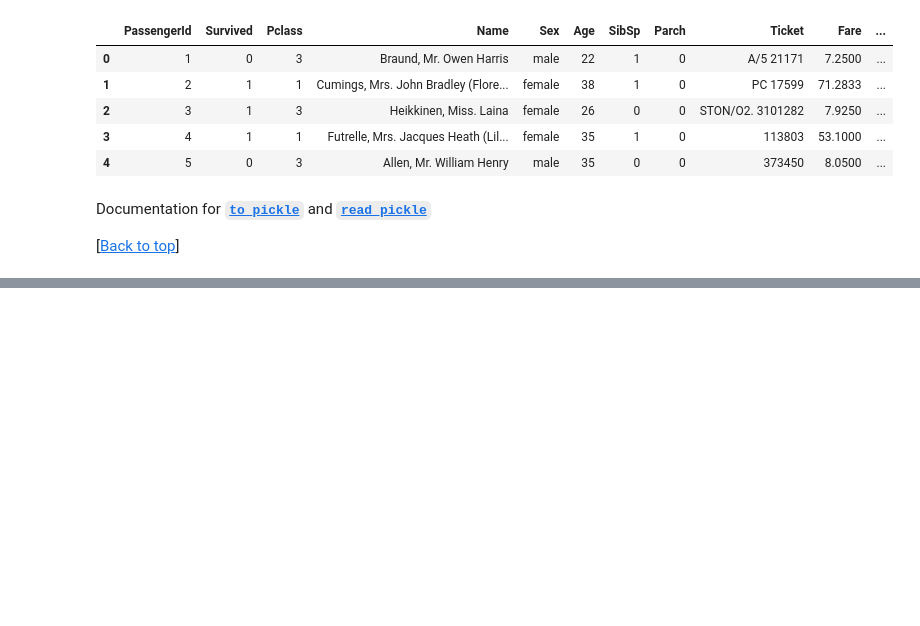
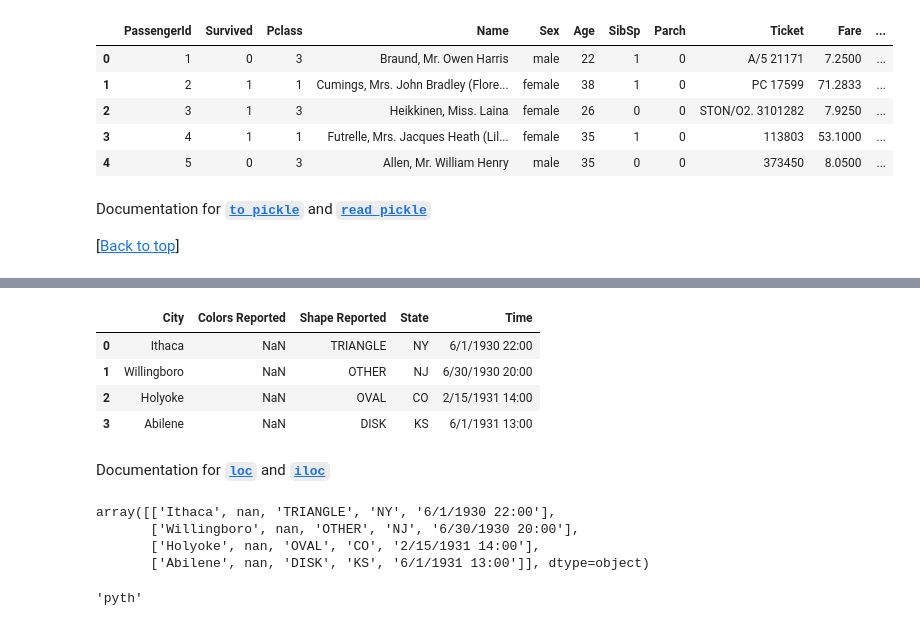
Before and after one commit to justmarkham/pandas-videos, a Jupyter notebook: pandas.ipynb, the cells around one changed output, grey strips where cells are left out. Drawn from its saved outputs; the diff is of its cells as text; code cells hidden in the pictures; blank space fills up the shorter version.

```diff
--- a/pandas.ipynb
+++ b/pandas.ipynb
@@ -2304,0 +2359,24 @@ Documentation for [**`to_pickle`**](http://pandas.pydata.org/pandas-docs/stable/
+# %%
+# position-based slicing is inclusive of the start and exclusive of the stop
+ufo.iloc[0:4, :]
+# %% [output]
+|  | City | Colors Reported | Shape Reported | State | Time |
+| 0 | Ithaca | NaN | TRIANGLE | NY | 6/1/1930 22:00 |
+| 1 | Willingboro | NaN | OTHER | NJ | 6/30/1930 20:00 |
+| 2 | Holyoke | NaN | OVAL | CO | 2/15/1931 14:00 |
+| 3 | Abilene | NaN | DISK | KS | 6/1/1931 13:00 |
+# %% [markdown]
+Documentation for [**`loc`**](http://pandas.pydata.org/pandas-docs/stable/generated/pandas.DataFrame.loc.html) and [**`iloc`**](http://pandas.pydata.org/pandas-docs/stable/generated/pandas.DataFrame.iloc.html)
+# %%
+# 'iloc' is simply following NumPy's slicing convention...
+ufo.values[0:4, :]
+# %% [output]
+array([['Ithaca', nan, 'TRIANGLE', 'NY', '6/1/1930 22:00'],
+       ['Willingboro', nan, 'OTHER', 'NJ', '6/30/1930 20:00'],
+       ['Holyoke', nan, 'OVAL', 'CO', '2/15/1931 14:00'],
+       ['Abilene', nan, 'DISK', 'KS', '6/1/1931 13:00']], dtype=object)
+# %%
+# ...and NumPy is simply following Python's slicing convention
+'python'[0:4]
+# %% [output]
+'pyth'
```
Also changed, not shown: parts of 18 cells of this notebook, 1 other file.
